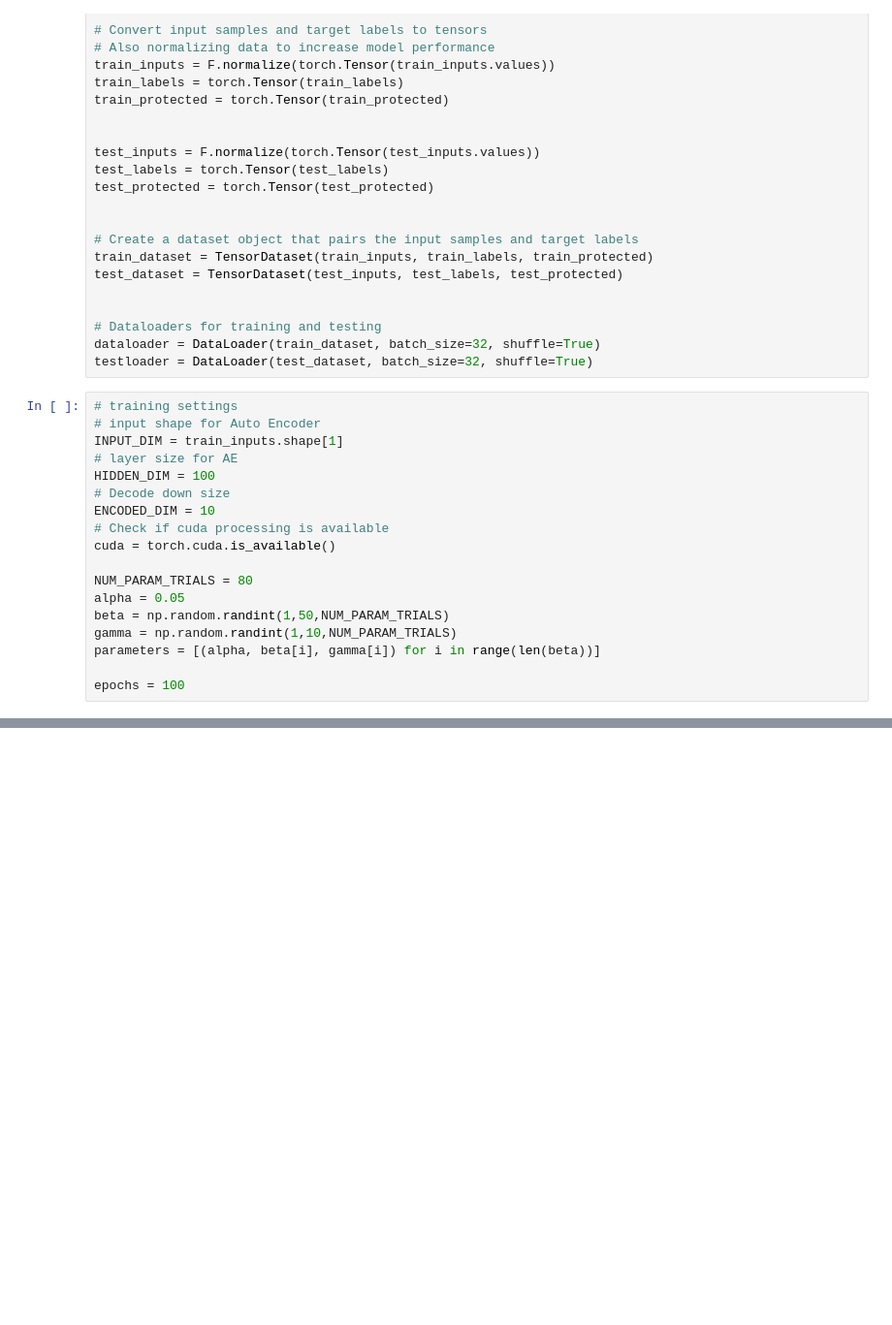
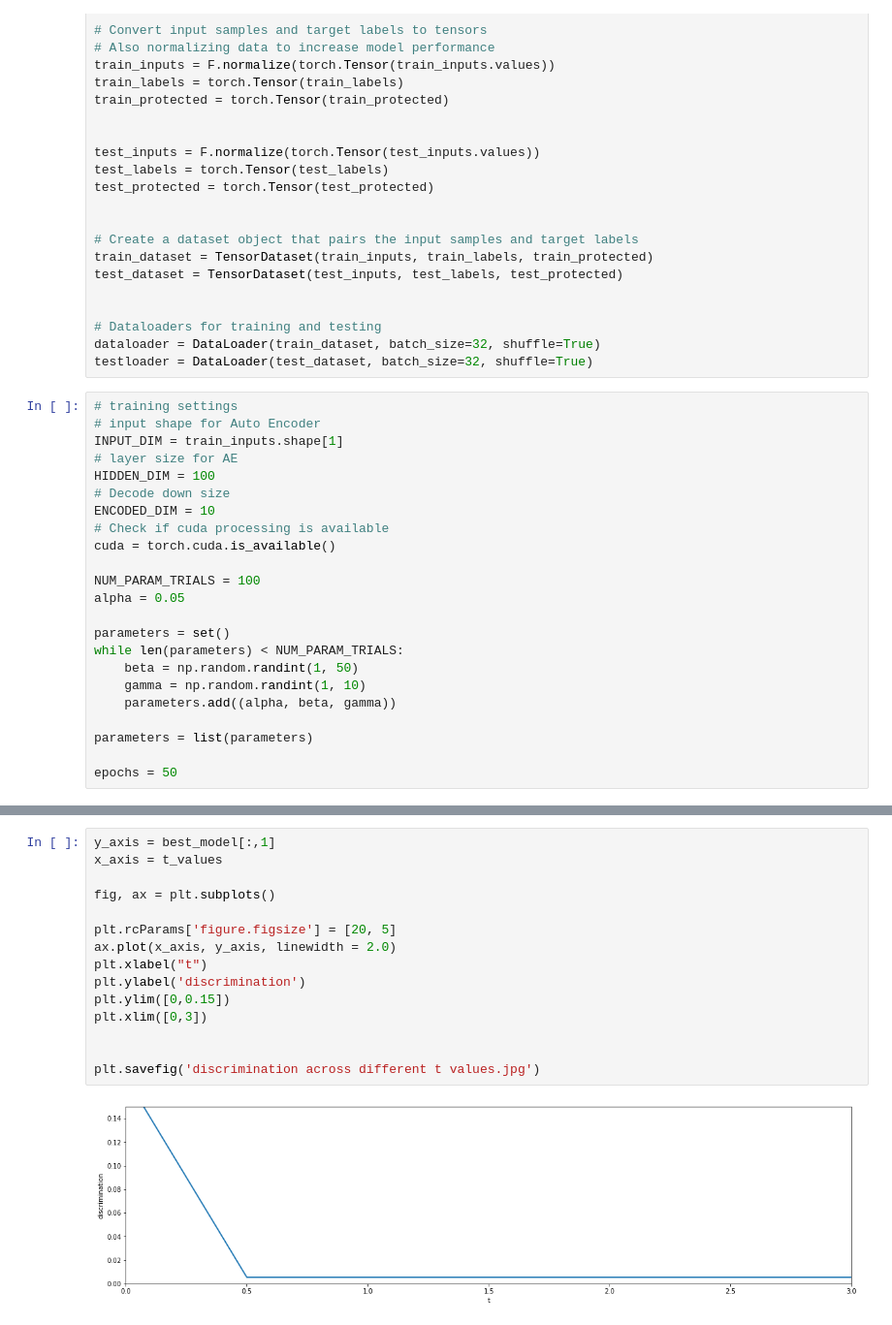
Before and after one commit to aleduenas/AAE, a Jupyter notebook: ALFR with AAE.ipynb, the cells around one changed output, grey strips where cells are left out. Shown: that part at 97% size. Saved outputs shown, nothing was run; the diff lists cells and outputs as text; blank space fills up the shorter version.

```diff
--- a/ALFR with AAE.ipynb
+++ b/ALFR with AAE.ipynb
@@ -88,13 +88,18 @@ ENCODED_DIM = 10
 # Check if cuda processing is available
 cuda = torch.cuda.is_available()
 
-NUM_PARAM_TRIALS = 80
+NUM_PARAM_TRIALS = 100
 alpha = 0.05
-beta = np.random.randint(1,50,NUM_PARAM_TRIALS)
-gamma = np.random.randint(1,10,NUM_PARAM_TRIALS)
-parameters = [(alpha, beta[i], gamma[i]) for i in range(len(beta))]
 
-epochs = 100
+parameters = set()
+while len(parameters) < NUM_PARAM_TRIALS:
+    beta = np.random.randint(1, 50)
+    gamma = np.random.randint(1, 10)
+    parameters.add((alpha, beta, gamma))
+
+parameters = list(parameters)
+
+epochs = 50
 # %%
 # Training the model across different hyperparameters to
 # compare performance in different metrics and to optimize y_disc
@@ -144,0 +204,17 @@ np.savetxt('results_log.txt', log, fmt = '%f', delimiter = ',')
+# %%
+y_axis = best_model[:,1]
+x_axis = t_values
+
+fig, ax = plt.subplots()
+
+plt.rcParams['figure.figsize'] = [20, 5]
+ax.plot(x_axis, y_axis, linewidth = 2.0)
+plt.xlabel("t")
+plt.ylabel('discrimination')
+plt.ylim([0,0.15])
+plt.xlim([0,3])
+
+
+plt.savefig('discrimination across different t values.jpg')
+# %% [output]
+[figure, added]
```
Also changed, not shown: parts of 7 cells of this notebook, 1 other file.
